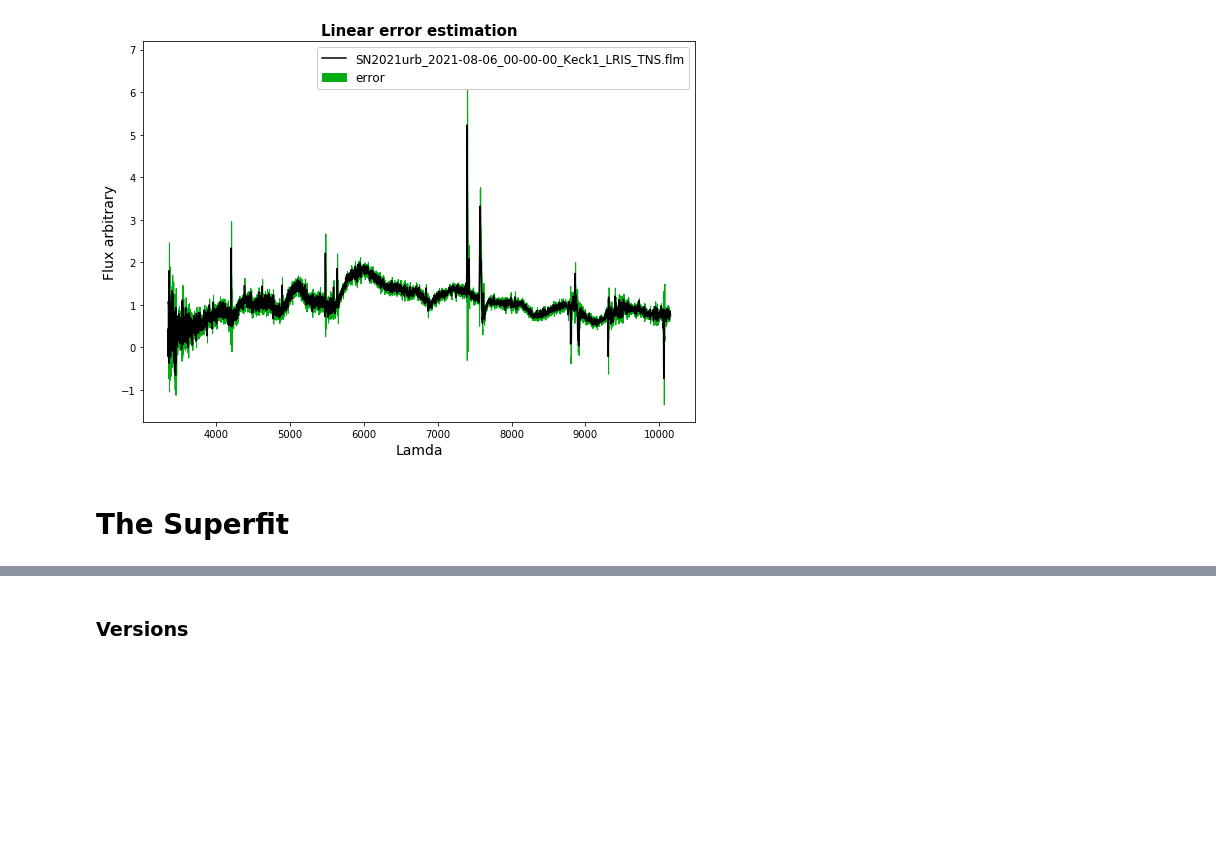
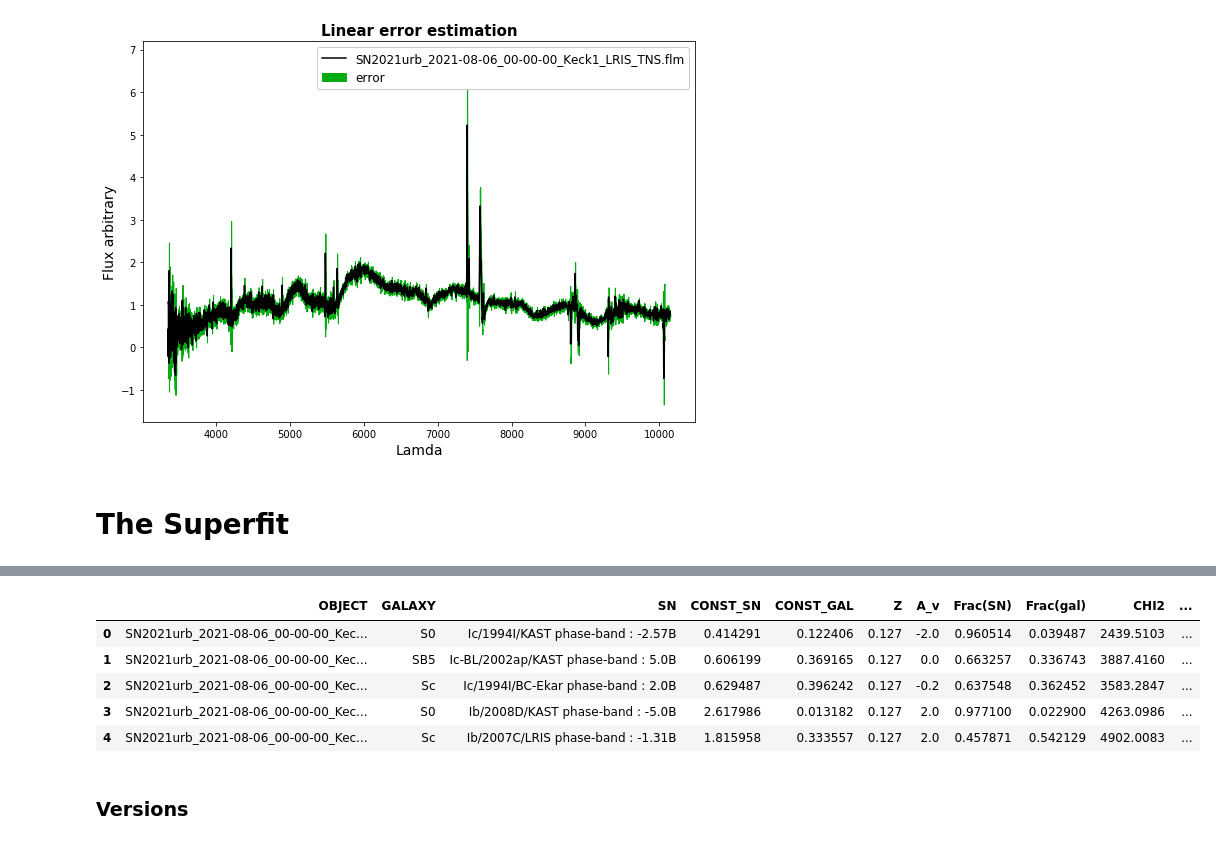
Before and after one commit to oyaron/NGSF, a Jupyter notebook: SF_class.ipynb, the cells around one changed output, grey strips where cells are left out. Saved outputs shown, nothing was run; the diff lists cells and outputs as text; code cells hidden in the pictures; blank space fills up the shorter version.

```diff
--- a/SF_class.ipynb
+++ b/SF_class.ipynb
@@ -59,6 +59,15 @@ Band                                                    B
 Phase                                               -2.57
 Name: 0, dtype: object
 [figure]
+# %%
+pd.read_csv('SN2021urb_2021-08-06_00-00-00_Keck1_LRIS_TNS.csv')
+# %% [output]
+|  | OBJECT | GALAXY | SN | CONST_SN | CONST_GAL | Z | A_v | Frac(SN) | Frac(gal) | CHI2 | ... |
+| 0 | SN2021urb_2021-08-06_00-00-00_Kec... | S0 | Ic/1994I/KAST phase-band : -2.57B | 0.414291 | 0.122406 | 0.127 | -2.0 | 0.960514 | 0.039487 | 2439.5103 | ... |
+| 1 | SN2021urb_2021-08-06_00-00-00_Kec... | SB5 | Ic-BL/2002ap/KAST phase-band : 5.0B | 0.606199 | 0.369165 | 0.127 | 0.0 | 0.663257 | 0.336743 | 3887.4160 | ... |
+| 2 | SN2021urb_2021-08-06_00-00-00_Kec... | Sc | Ic/1994I/BC-Ekar phase-band : 2.0B | 0.629487 | 0.396242 | 0.127 | -0.2 | 0.637548 | 0.362452 | 3583.2847 | ... |
+| 3 | SN2021urb_2021-08-06_00-00-00_Kec... | S0 | Ib/2008D/KAST phase-band : -5.0B | 2.617986 | 0.013182 | 0.127 | 2.0 | 0.977100 | 0.022900 | 4263.0986 | ... |
+| 4 | SN2021urb_2021-08-06_00-00-00_Kec... | Sc | Ib/2007C/LRIS phase-band : -1.31B | 1.815958 | 0.333557 | 0.127 | 2.0 | 0.457871 | 0.542129 | 4902.0083 | ... |
 # %% [markdown]
 ### Versions
 # %%
```
Also changed, not shown: parts of 9 cells of this notebook, 3 other files.
